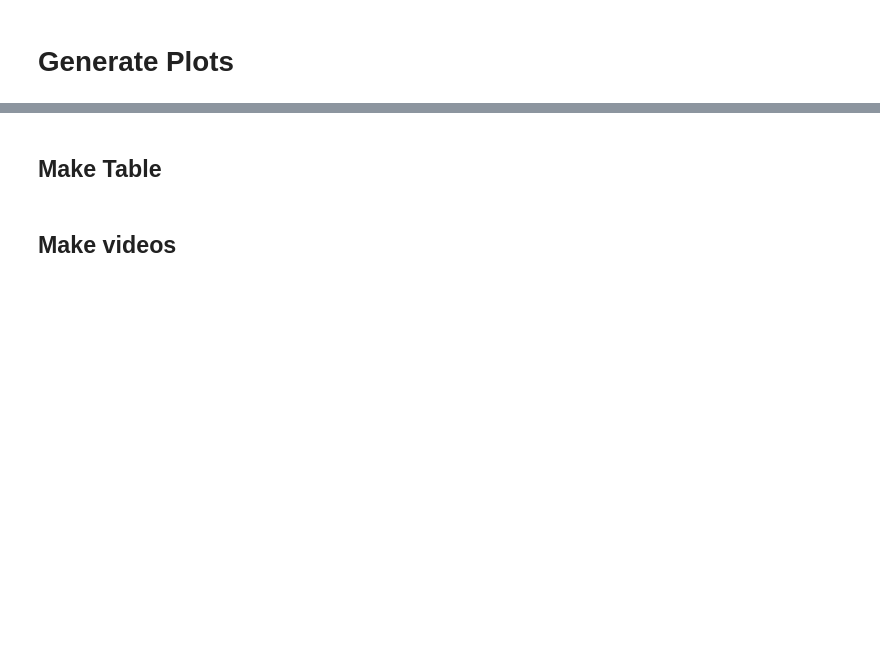
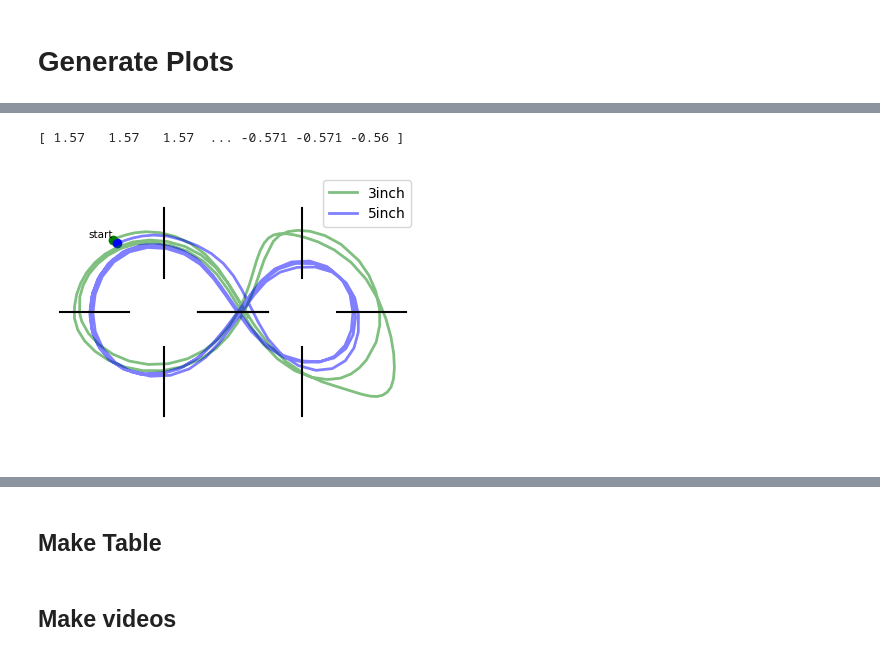
Before and after one commit to tudelft/optimal_quad_control_RL, a Jupyter notebook: Figures_flight_data.ipynb, the cells around one changed output, grey strips where cells are left out. Drawn from its saved outputs; the diff is of its cells as text; code cells hidden in the pictures; blank space fills up the shorter version.

```diff
--- a/Figures_flight_data.ipynb
+++ b/Figures_flight_data.ipynb
@@ -662,40 +788,51 @@ fig.show()
 run_3inch = runs_3inch_big_domain_randomization[0]
 run_5inch = runs_5inch_big_domain_randomization[0]
 print(run_3inch['ekf_x'])
-fig, ax = plt.subplots(1, 1, figsize=(8, 4))
+fig, ax = plt.subplots(1, 1, figsize=(4, 4))
 
 # tf
 tf = 6.9
 
 # plot
 i = run_3inch['t']<tf
 # plt dashed line
-ax.plot(run_3inch['y_opti'][i], run_3inch['x_opti'][i], label='3inch', color='green', alpha=0.5) #, linestyle='dashed')
+ax.plot(run_3inch['y_opti'][i], run_3inch['x_opti'][i], label='3inch', color='green', alpha=0.5, linewidth=2.) #, linestyle='dashed')
 # dot at start
 ax.scatter(run_3inch['ekf_y'][0], run_3inch['ekf_x'][0], color='green')
 # text saying: start
 ax.text(run_3inch['ekf_y'][0], run_3inch['ekf_x'][0], 'start', ha='right', va='bottom', color='black', fontsize=7.5) #, fontweight='bold')
 
 
 # plot
 i = run_5inch['t']<tf
-ax.plot(run_5inch['y_opti'][i], run_5inch['x_opti'][i], label='5inch', color='blue', alpha=0.5) #, linestyle='dashed')
+ax.plot(run_5inch['y_opti'][i], run_5inch['x_opti'][i], label='5inch', color='blue', alpha=0.5, linewidth=2.) #, linestyle='dashed')
 # dot at start
 ax.scatter(run_5inch['ekf_y'][0], run_5inch['ekf_x'][0], color='blue')
 
 # gates
 for i in range(len(gate_pos)):
         x, y, z = gate_pos[i]
         yaw = gate_yaw[i]
         ax.plot([y-np.cos(yaw)*0.75, y+np.cos(yaw)*0.75], [x-np.sin(yaw)*0.75, x+np.sin(yaw)*0.75], color='black')
 
 ax.legend()
 ax.set_xlim(-4, 4)
-ax.set_ylim(-2.75, 2.75)
+ax.set_ylim(-3, 3)
+# no axis labels, no ticks, no ticklabels
+ax.set_xticks([])
+ax.set_yticks([])
+ax.set_xticklabels([])
+ax.set_yticklabels([])
 ax.set_aspect('equal', 'box')
+# no outline of the plot
+for spine in ax.spines.values():
+    spine.set_visible(False)
 fig.tight_layout()
-fig.savefig('figures/complex_track.pdf')
+fig.savefig('figures/complex_track.png')
 fig.show()
+# %% [output]
+[ 1.57   1.57   1.57  ... -0.571 -0.571 -0.56 ]
+[figure, added]
 # %%
 # BOXPLOTS
 fig, ax_ = plt.subplots(1, 2, figsize=(5,3), sharey=True, sharex='col')
```
Also changed, not shown: parts of 9 cells of this notebook, 3 other files.
